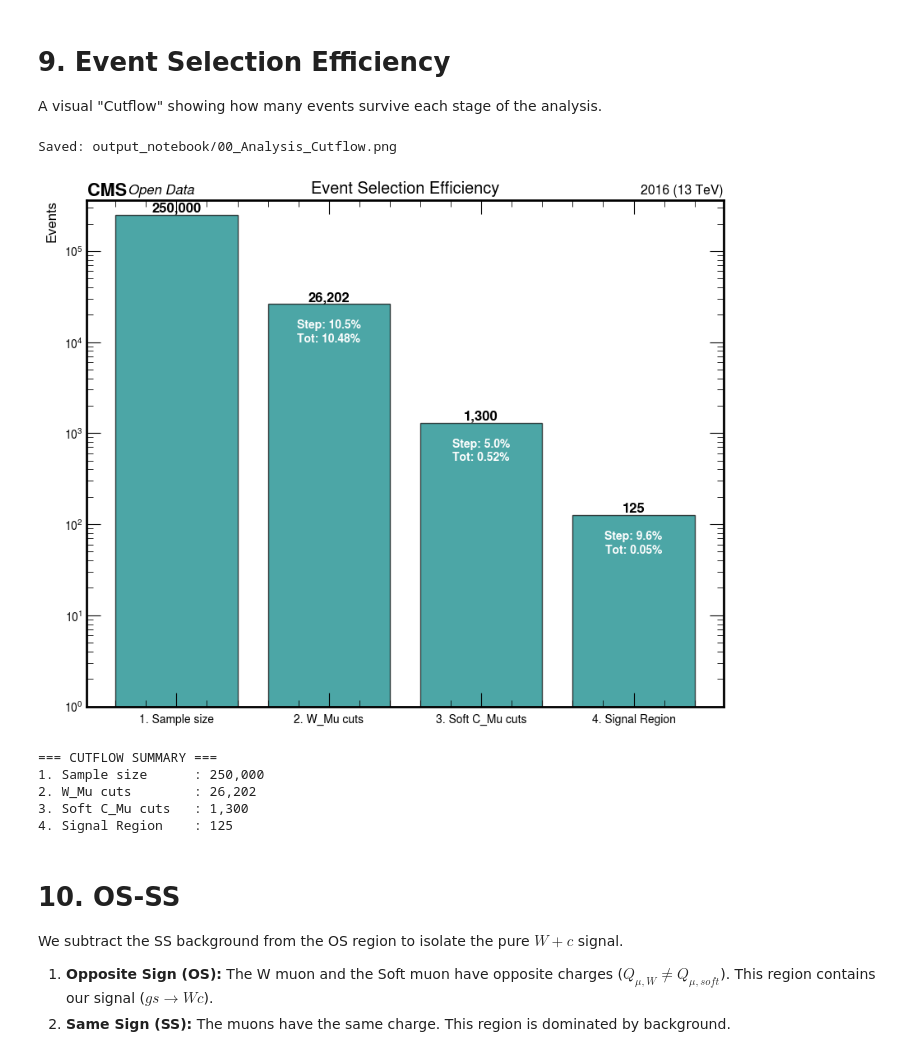
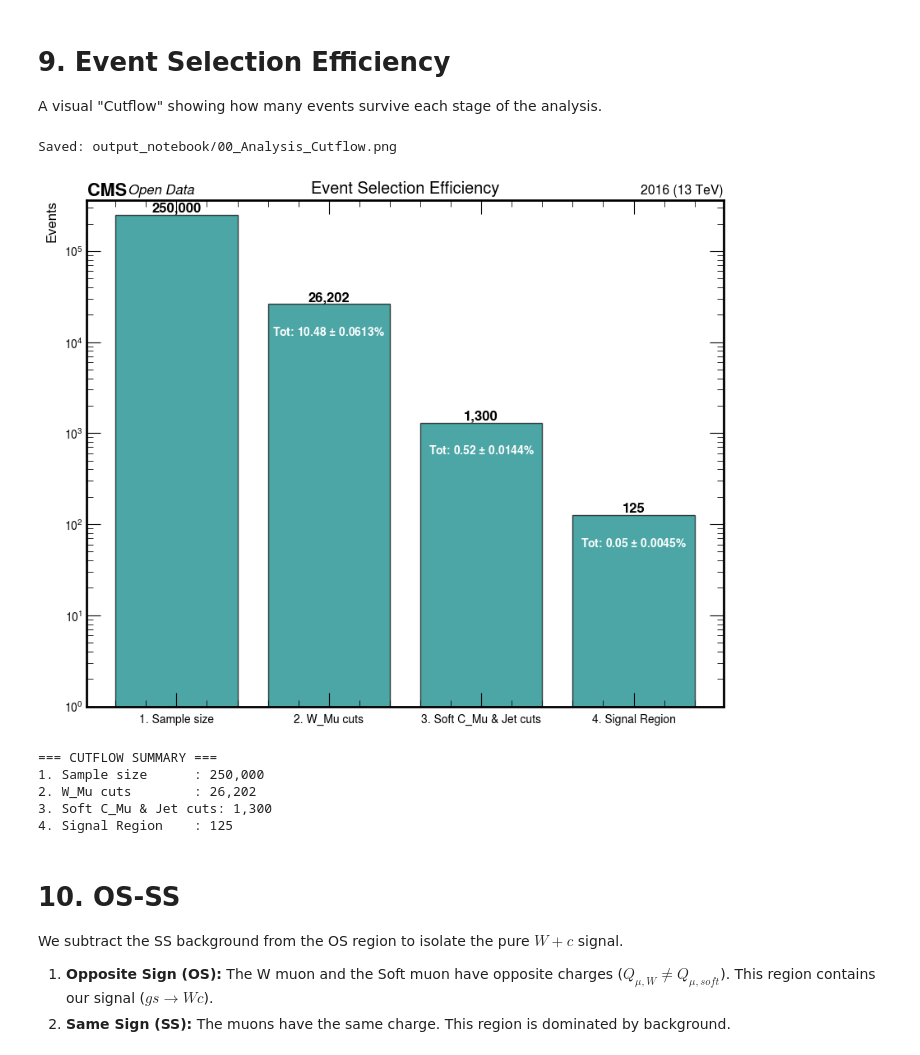
Before and after one commit to xondikoi03/charmTaggingAnalysis, a Jupyter notebook: Wc_Analysis/Coffea_Analysis.ipynb, the cells around one changed output. Drawn from its saved outputs; the diff is of its cells as text; code cells hidden in the pictures.

Commit message:
Modified plot_cutflow

```diff
--- a/Wc_Analysis/Coffea_Analysis.ipynb
+++ b/Wc_Analysis/Coffea_Analysis.ipynb
@@ -240,7 +240,7 @@ Good_Soft_Muons = Soft_Muons[c_jet_mask]
 # --- CUTFLOW 3: C TAG ---
 nC = dak.num(Good_C_Jets, axis=1)
 has_c = nC >= 1
-counters["3. Soft C_Mu cuts"] = dak.sum(has_c)
+counters["3. Soft C_Mu & Jet cuts"] = dak.sum(has_c)
 
 has_jet = dak.num(Matched_Jets, axis=1) >= 1
 # C-Tagging variables
@@ -402,42 +402,55 @@ A visual "Cutflow" showing how many events survive each stage of the analysis.
 # %%
 def plot_cutflow(counts_dict):
     fig, ax = plt.subplots(figsize=(10, 8))
     labels = list(counts_dict.keys())
     values = list(counts_dict.values())
 
     bars = ax.bar(labels, values, color='teal', alpha=0.7, edgecolor='black')
     initial = values[0]
 
     for i, (bar, val) in enumerate(zip(bars, values)):
         ax.text(bar.get_x() + bar.get_width()/2, val, f"{int(val):,}",
                 ha='center', va='bottom', fontweight='bold')
         if i > 0:
-            eff_step = (val / values[i-1]) * 100
-            eff_tot = (val / initial) * 100
+            # 1. Calculate Efficiency (0 to 1 scale first)
+            eff = val / initial
+
+            # 2. Calculate Binomial Error: sqrt(p(1-p)/N)
+            # limit error to avoid math domain errors if eff=0 or 1
+            if initial > 0:
+                eff_err = np.sqrt(eff * (1 - eff) / initial)
+            else:
+                eff_err = 0
+
+            # 3. Convert both to Percentages
+            # eff_step = (val / values[i-1]) * 100
+            eff_pct = eff * 100
+            err_pct = eff_err * 100
             text_y = val / 2 if val > 0 else 0
-            ax.text(bar.get_x() + bar.get_width()/2, text_y,
-                   f"Step: {eff_step:.1f}%\nTot: {eff_tot:.2f}%",
+            label = f"Tot: {eff_pct:.2f} $\\pm$ {err_pct:.4f}%"
+            ax.text(bar.get_x() + bar.get_width()/2, text_y, label,
+                   #f"#Step: {eff_step:.1f}%\nTot: {eff:.2f}%",
                    ha='center', va='center', color='white', fontweight='bold', fontsize=10)
 
     ax.set_yscale('log')
     ax.set_ylim(bottom=1)
     ax.set_ylabel("Events")
     ax.set_title("Event Selection Efficiency")
     mh.cms.label("Open Data", data=True, lumi=None, com=13, year=2016, loc=0)
     save_and_show(fig, "00_Analysis_Cutflow.png")
 
     print("\n=== CUTFLOW SUMMARY ===")
     for k, v in counts_dict.items():
         print(f"{k:20s}: {int(v):,}")
 
 plot_cutflow(res_counts)
 # %% [output]
 Saved: output_notebook/00_Analysis_Cutflow.png
-[figure, old version]
+[figure, new version]
 === CUTFLOW SUMMARY ===
 1. Sample size      : 250,000
 2. W_Mu cuts        : 26,202
-3. Soft C_Mu cuts   : 1,300
+3. Soft C_Mu & Jet cuts: 1,300
 4. Signal Region    : 125
 # %% [markdown]
 # 10. OS-SS
```
Also changed, not shown: 1 other file.
